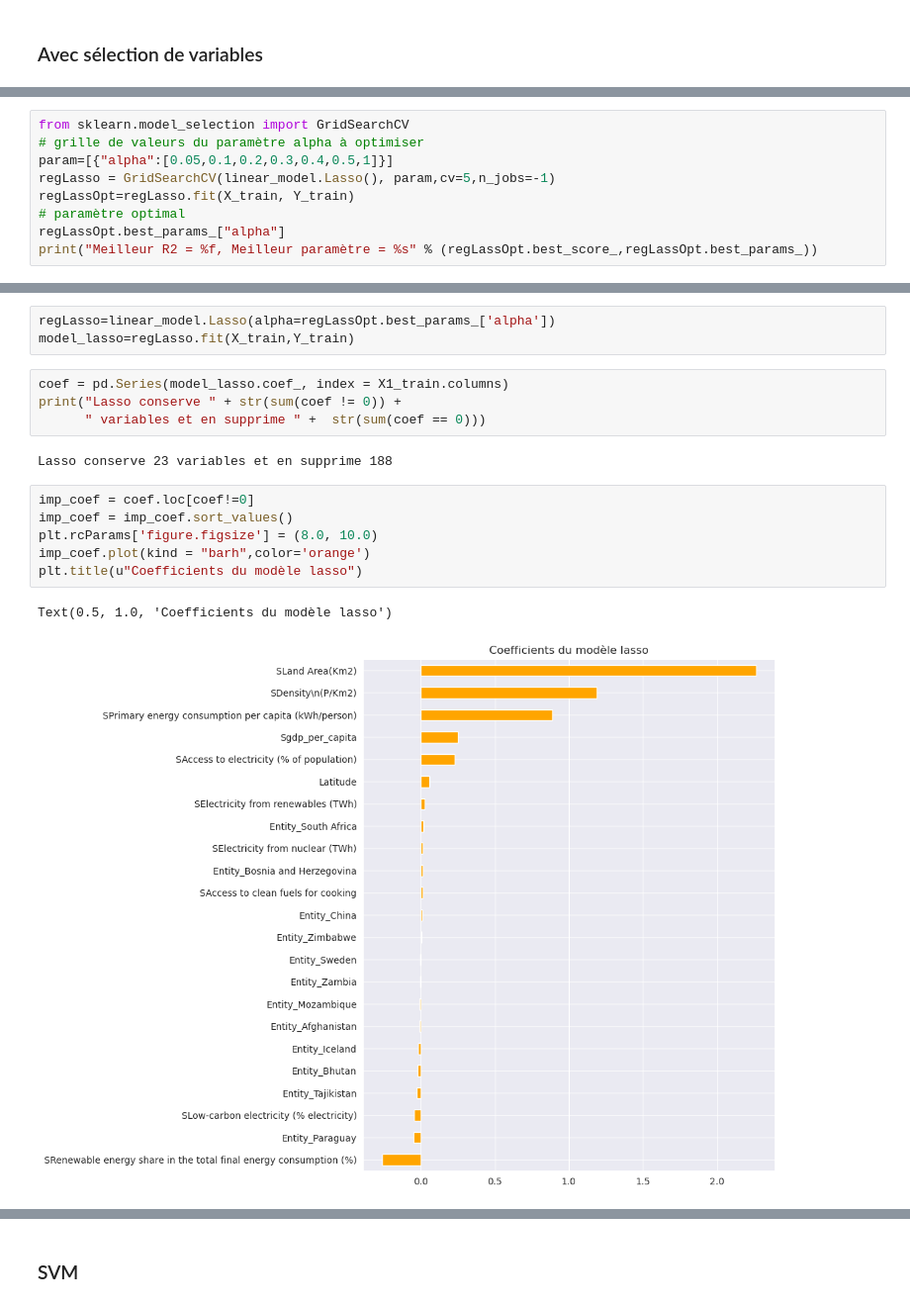
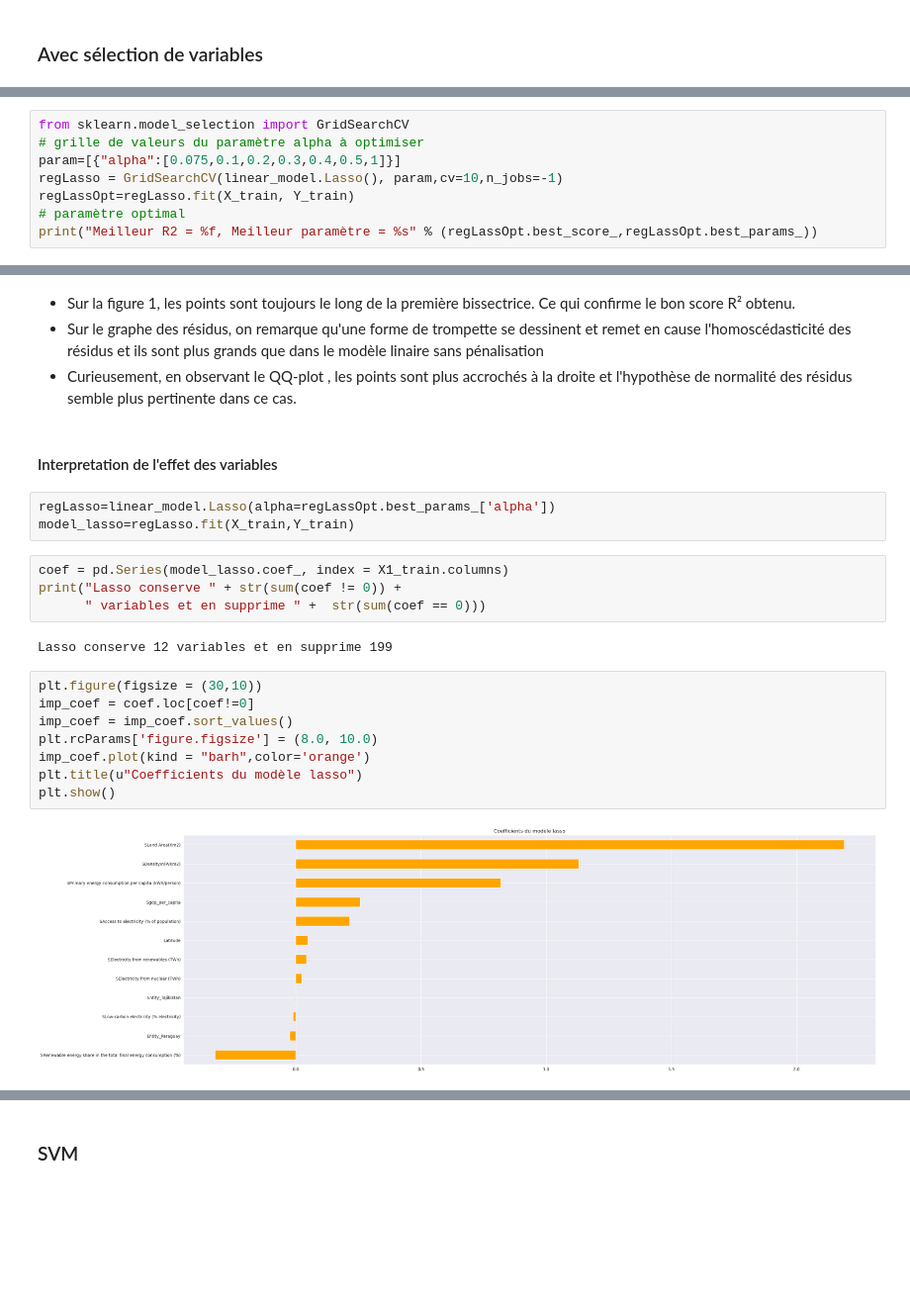
Before and after one commit to Mathilde-Mrs/Projet_machine_learning, a Jupyter notebook: notebook_python_Modif.ipynb, the cells around one changed output, grey strips where cells are left out. Shown at 99% size. Drawn from its saved outputs; the diff is of its cells as text; blank space fills up the shorter version.

```diff
--- a/notebook_python_Modif.ipynb
+++ b/notebook_python_Modif.ipynb
@@ -906,10 +951,9 @@ plt.show()
 # %%
 from sklearn.model_selection import GridSearchCV
 # grille de valeurs du paramètre alpha à optimiser
-param=[{"alpha":[0.05,0.1,0.2,0.3,0.4,0.5,1]}]
-regLasso = GridSearchCV(linear_model.Lasso(), param,cv=5,n_jobs=-1)
+param=[{"alpha":[0.075,0.1,0.2,0.3,0.4,0.5,1]}]
+regLasso = GridSearchCV(linear_model.Lasso(), param,cv=10,n_jobs=-1)
 regLassOpt=regLasso.fit(X_train, Y_train)
 # paramètre optimal
-regLassOpt.best_params_["alpha"]
 print("Meilleur R2 = %f, Meilleur paramètre = %s" % (regLassOpt.best_score_,regLassOpt.best_params_))
 # %% [output]
@@ -941,3 +1013,9 @@ plt.show()
+# %% [markdown]
+- Sur la figure 1, les points sont toujours le long de la première bissectrice. Ce qui confirme le bon score R² obtenu.
+- Sur le graphe des résidus, on remarque qu'une forme de trompette se dessinent et remet en cause l'homoscédasticité des résidus et ils sont plus grands que dans le modèle linaire sans pénalisation
+- Curieusement, en observant le QQ-plot , les points sont plus accrochés à la droite et l'hypothèse de normalité des résidus semble plus pertinente dans ce cas.
+# %% [markdown]
+#### Interpretation de l'effet des variables
 # %%
 regLasso=linear_model.Lasso(alpha=regLassOpt.best_params_['alpha'])
 model_lasso=regLasso.fit(X_train,Y_train)
@@ -946,13 +1024,14 @@ coef = pd.Series(model_lasso.coef_, index = X1_train.columns)
 print("Lasso conserve " + str(sum(coef != 0)) +
       " variables et en supprime " +  str(sum(coef == 0)))
 # %% [output]
-Lasso conserve 23 variables et en supprime 188
+Lasso conserve 12 variables et en supprime 199
 # %%
+plt.figure(figsize = (30,10))
 imp_coef = coef.loc[coef!=0]
 imp_coef = imp_coef.sort_values()
 plt.rcParams['figure.figsize'] = (8.0, 10.0)
 imp_coef.plot(kind = "barh",color='orange')
 plt.title(u"Coefficients du modèle lasso")
+plt.show()
 # %% [output]
-Text(0.5, 1.0, 'Coefficients du modèle lasso')
-[figure, old version]
+[figure, new version]
```
Also changed, not shown: parts of 55 cells of this notebook.
